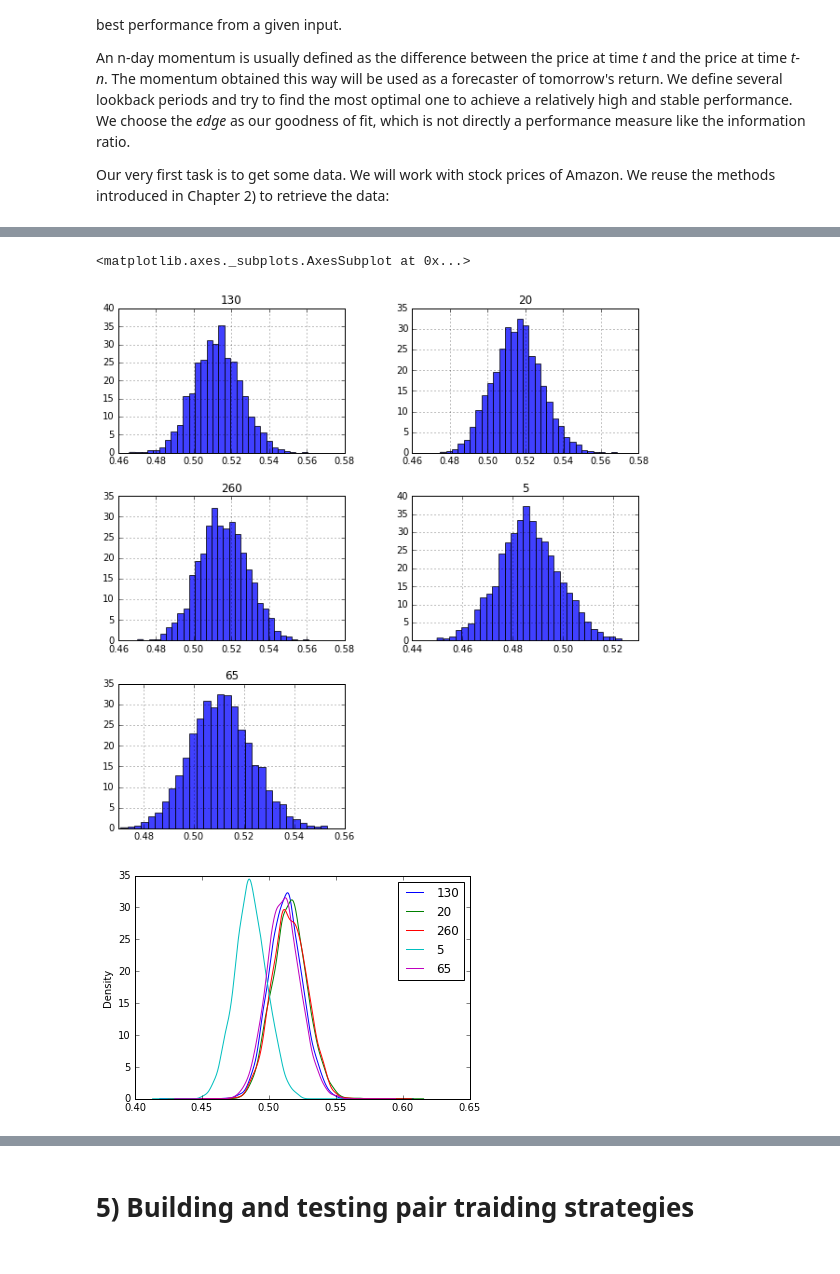
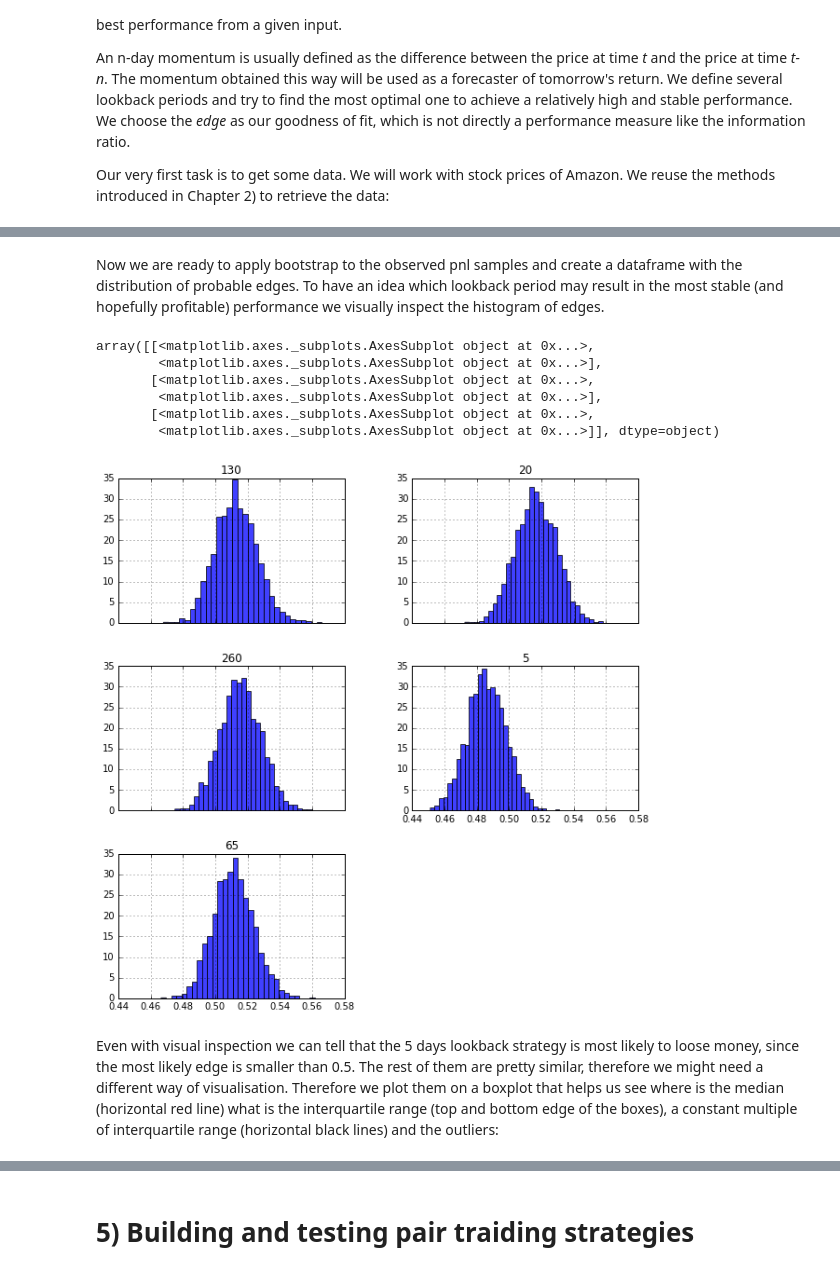
Before and after one commit to diveki/Strategies, a Jupyter notebook: trading_strategies.ipynb, the cells around one changed output, grey strips where cells are left out. Saved outputs shown, nothing was run; the diff lists cells and outputs as text; code cells hidden in the pictures.

```diff
--- a/trading_strategies.ipynb
+++ b/trading_strategies.ipynb
@@ -353,15 +374,21 @@ def calculate_positions_momentum(df, delta):
     '''
     Calculate unit positions.
     Inputs:
-        df     - data frame of the difference of fastMA and slowMA
-        delta  - list of deviations from the differences.
+        df     - data frame of the momenta
+        delta  - list of lookback periods
     Output:
         a      - data frame with unit positions for different deltas
     '''
+    # create container dataframe
     a=pd.DataFrame()
+    # loop over the lookback periods
     for dlt in delta:
+        # create long positions
         a[str(dlt)] = np.where(df[str(dlt)] > 0, 1, 0)
+        # create short positions
         a[str(dlt)] = np.where(df[str(dlt)] < 0, -1, a[str(dlt)])
+        # create neutral positions (this line is not necessary)
         a[str(dlt)] = np.where(df[str(dlt)] == 0, 0, a[str(dlt)])
+    # fill the dataframe with date index
     a.set_index(df.index, inplace=True)
     return(a)
@@ -385,16 +436,38 @@ def edge(pnl):
     return(tmp)
 
 def bootstrap_with_replacement(pnl, experiments = 10, samples=len(pnl)):
+    '''
+    Returns experiment number of resamples with replacement.
+    Inputs:
+    pnl         - np.array/pd.series of pnls
+    experiments - number of times to resample the pnl array
+    samples     - number of draws in a sample
+
+    Output:
+    tmp         - np.ndarray (matrix) of size experiments * samples
+    '''
+    # generate random integer matrix of experiments * samples as the index of pnl
     inds = np.random.randint(0, len(pnl), (experiments, samples))
+    # for each column of pnl resampled with inds, calculate edge
     tmp = np.apply_along_axis(edge, 1, pnl[inds])
     return(tmp)
+# %% [markdown]
+Now we are ready to apply bootstrap to the observed pnl samples and create a dataframe with the distribution of probable edges. To have an idea which lookback period may result in the most stable (and hopefully profitable) performance we visually inspect the histogram of edges.
 # %%
+# create a dataframe of edges of 3000 experiments over each lookback period
 train_bts=pd.DataFrame({col: bootstrap_with_replacement(pnl_train[col], experiments=3000) for col in pnl_train.columns})
-train_bts.hist(bins=30, figsize=(10,10), normed=1, alpha=0.75)
+# plot a histogram of the probable edges
+train_bts.hist(bins=30, figsize=(10,10), normed=1, alpha=0.75, sharex=True)
 # %% [output]
-<matplotlib.axes._subplots.AxesSubplot at 0x...>
+array([[<matplotlib.axes._subplots.AxesSubplot object at 0x...>,
+        <matplotlib.axes._subplots.AxesSubplot object at 0x...>],
+       [<matplotlib.axes._subplots.AxesSubplot object at 0x...>,
+        <matplotlib.axes._subplots.AxesSubplot object at 0x...>],
+       [<matplotlib.axes._subplots.AxesSubplot object at 0x...>,
+        <matplotlib.axes._subplots.AxesSubplot object at 0x...>]], dtype=object)
-[figure, old version]
+[figure, new version]
-[figure, removed]
+# %% [markdown]
+Even with visual inspection we can tell that the 5 days lookback strategy is most likely to loose money, since the most likely edge is smaller than 0.5. The rest of them are pretty similar, therefore we might need a different way of visualisation. Therefore we plot them on a boxplot that helps us see where is the median (horizontal red line) what is the interquartile range (top and bottom edge of the boxes), a constant multiple of interquartile range (horizontal black lines) and the outliers:
 # %%
 lines = train_bts.boxplot(return_type='dict')
 # %% [output]
```
Also changed, not shown: parts of 20 cells of this notebook.
